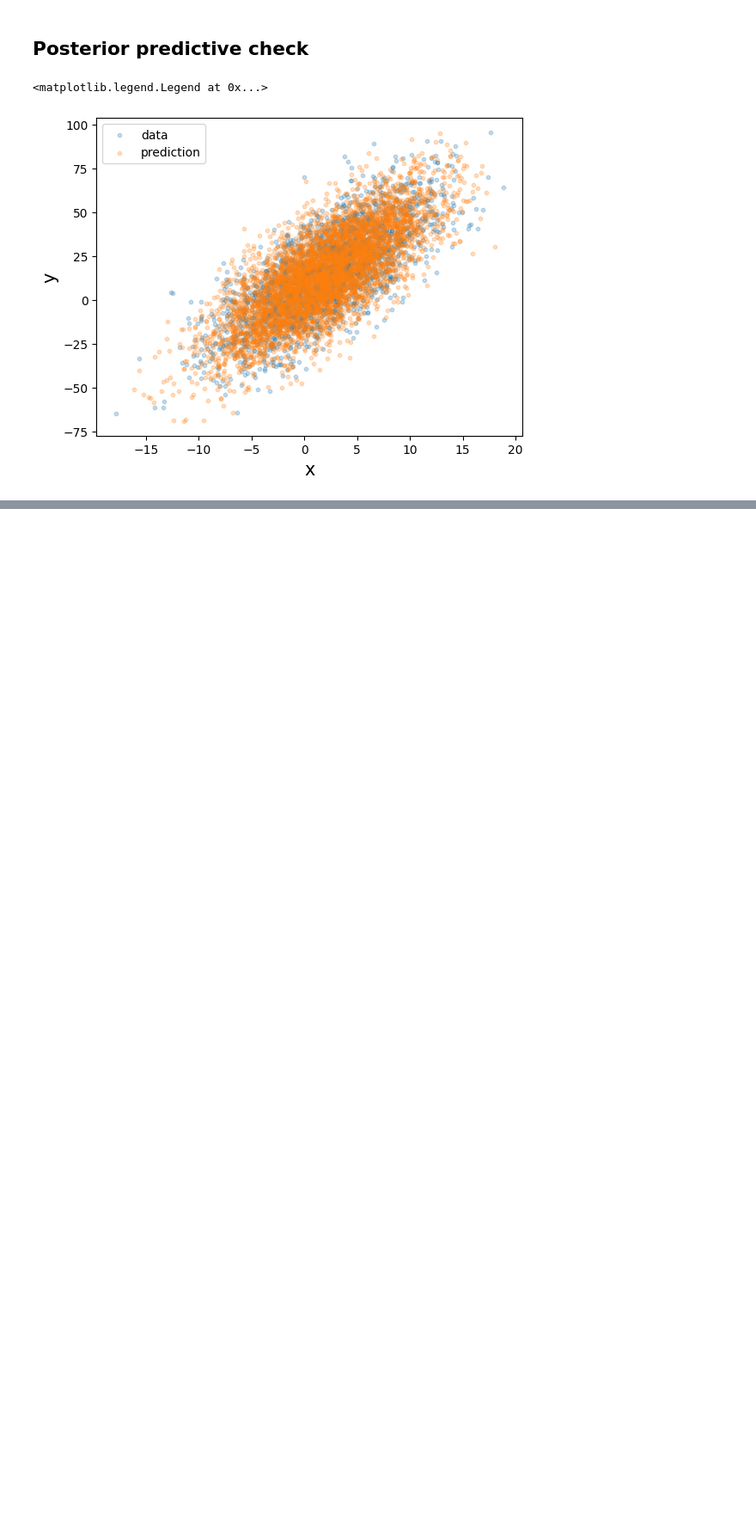
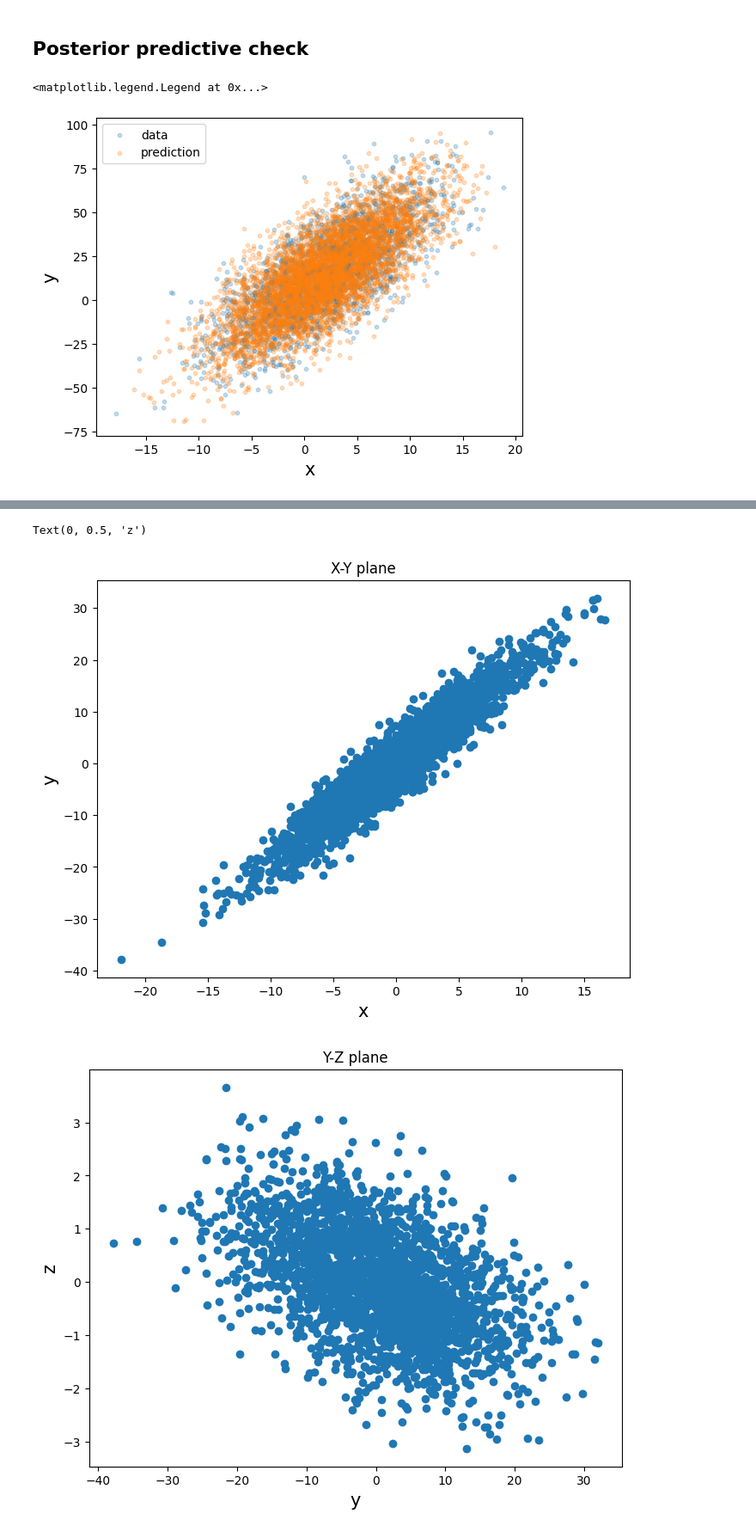
Before and after one commit to mrafifrbbn/numpyro-tutorial, a Jupyter notebook: notebooks/gaussian.ipynb, the cells around one changed output, grey strips where cells are left out. Shown at 86% size. Saved outputs shown, nothing was run; the diff lists cells and outputs as text; code cells hidden in the pictures; blank space fills up the shorter version.

```diff
--- a/notebooks/gaussian.ipynb
+++ b/notebooks/gaussian.ipynb
@@ -303,0 +428,49 @@ plt.legend()
+# %%
+np.random.seed(42)
+
+# Generate data
+mean_x = 0.0
+mean_y = 0.0
+mean_z = 0.0
+sigma_x = 5.0
+sigma_y = 10.0
+sigma_z = 1.0
+rho_xy = 0.95
+rho_yz = -0.5
+rho_xz = -0.25
+true_params = [sigma_x, sigma_y, sigma_z, rho_xy, rho_yz, rho_xz]
+
+mean_vec = np.array([mean_x, mean_y, mean_z])
+cov_xy = rho_xy * sigma_x * sigma_y
+cov_yz = rho_yz * sigma_y * sigma_z
+cov_xz = rho_xz * sigma_x * sigma_z
+cov_matrix = np.array([
+    [sigma_x**2, cov_xy, cov_xz],
+    [cov_xy, sigma_y**2, cov_yz],
+    [cov_xz, cov_yz, sigma_z**2],
+])
+
+data = np.random.multivariate_normal(mean=mean_vec, cov=cov_matrix, size=2500)
+x_data, y_data, z_data = data.T
+
+plt.figure(figsize=(8, 6))
+plt.title('X-Y plane')
+plt.scatter(x_data, y_data)
+plt.xlabel('x', fontsize=15)
+plt.ylabel('y', fontsize=15)
+
+plt.figure(figsize=(8, 6))
+plt.title('Y-Z plane')
+plt.scatter(y_data, z_data)
+plt.xlabel('y', fontsize=15)
+plt.ylabel('z', fontsize=15)
+
+plt.figure(figsize=(8, 6))
+plt.title('X-Z plane')
+plt.scatter(x_data, z_data)
+plt.xlabel('x', fontsize=15)
+plt.ylabel('z', fontsize=15)
+# %% [output]
+Text(0, 0.5, 'z')
+[figure, added]
+[figure, added]
```
Also changed, not shown: parts of 24 cells of this notebook, 7 other files.
